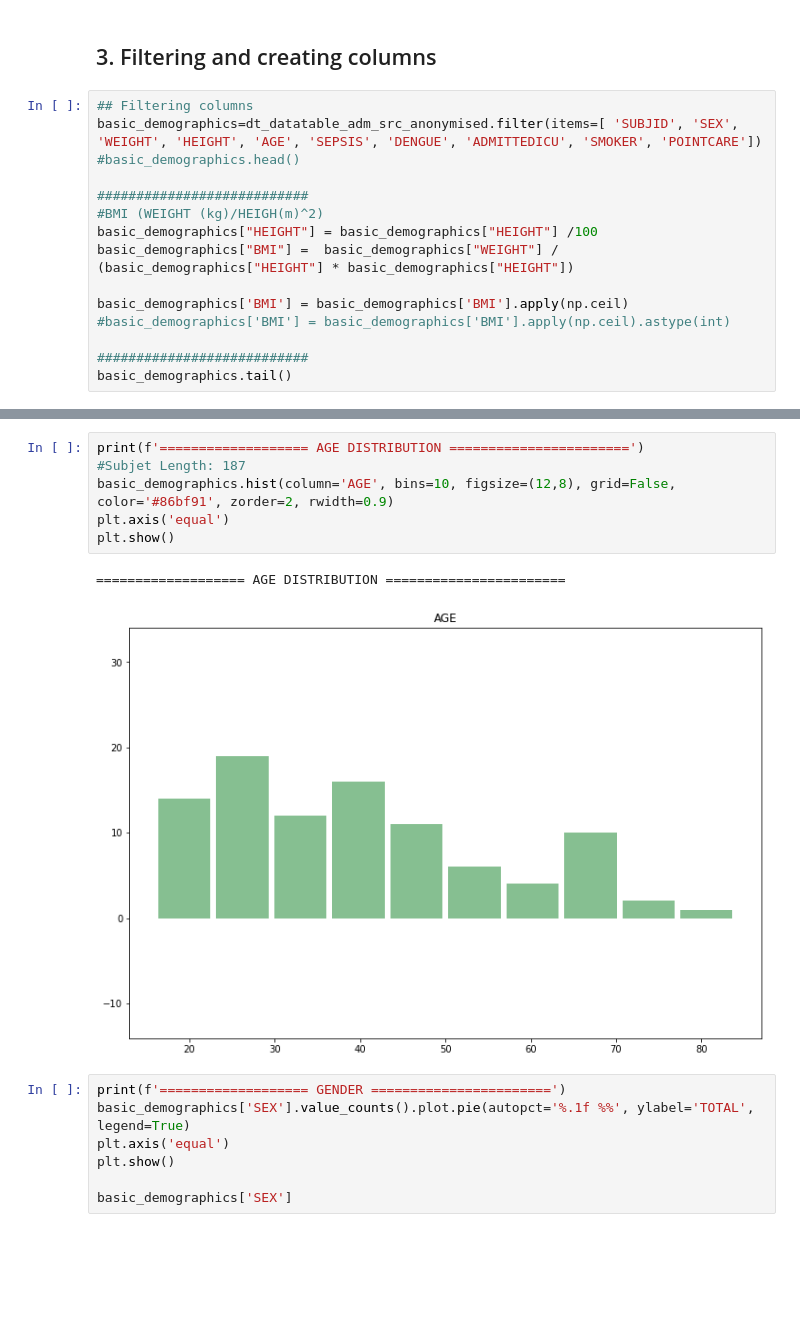
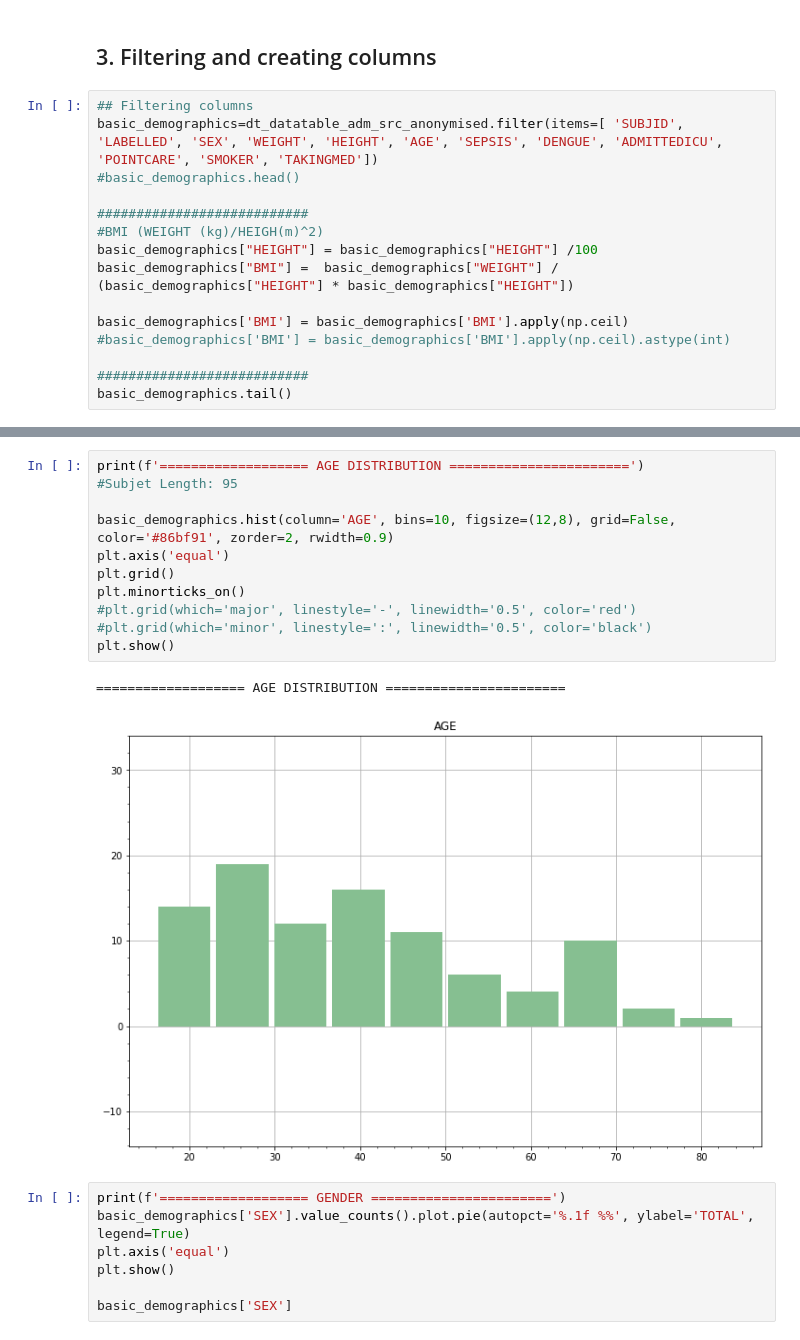
Before and after one commit to vital-ultrasound/preprint2023, a Jupyter notebook: proceedings/results/statistica-analysis/notebooks/patient_demographics_and_diseases.ipynb, the cells around one changed output, grey strips where cells are left out. Cells and saved outputs as stored; diff of their text form; blank space fills up the shorter version.

Commit message:
tidies patient_demographics_and_diseases.ipynb and adds labelled column (#12)

```diff
--- a/proceedings/statistica-analysis/notebooks/participant-descriptions.ipynb
+++ b/proceedings/results/statistica-analysis/notebooks/patient_demographics_and_diseases.ipynb
@@ -58,7 +59,7 @@ dt_datatable_adm_src_anonymised.head()
 ## 3. Filtering and creating columns
 # %%
 ## Filtering columns
-basic_demographics=dt_datatable_adm_src_anonymised.filter(items=[ 'SUBJID', 'SEX', 'WEIGHT', 'HEIGHT', 'AGE', 'SEPSIS', 'DENGUE', 'ADMITTEDICU', 'SMOKER', 'POINTCARE'])
+basic_demographics=dt_datatable_adm_src_anonymised.filter(items=[ 'SUBJID', 'LABELLED', 'SEX', 'WEIGHT', 'HEIGHT', 'AGE', 'SEPSIS', 'DENGUE', 'ADMITTEDICU', 'POINTCARE', 'SMOKER', 'TAKINGMED'])
 #basic_demographics.head()
 
 ###########################
@@ -81,12 +82,17 @@ basic_demographics.tail()
 # %%
 print(f'=================== AGE DISTRIBUTION =======================')
-#Subjet Length: 187
+#Subjet Length: 95
+
 basic_demographics.hist(column='AGE', bins=10, figsize=(12,8), grid=False, color='#86bf91', zorder=2, rwidth=0.9)
 plt.axis('equal')
+plt.grid()
+plt.minorticks_on()
+#plt.grid(which='major', linestyle='-', linewidth='0.5', color='red')
+#plt.grid(which='minor', linestyle=':', linewidth='0.5', color='black')
 plt.show()
 # %% [output]
 =================== AGE DISTRIBUTION =======================
-[figure, old version]
+[figure, new version]
 # %%
 print(f'=================== GENDER =======================')
 basic_demographics['SEX'].value_counts().plot.pie(autopct='%.1f %%', ylabel='TOTAL', legend=True)
```
Also changed, not shown: parts of 8 cells of this notebook, 3 other files.
